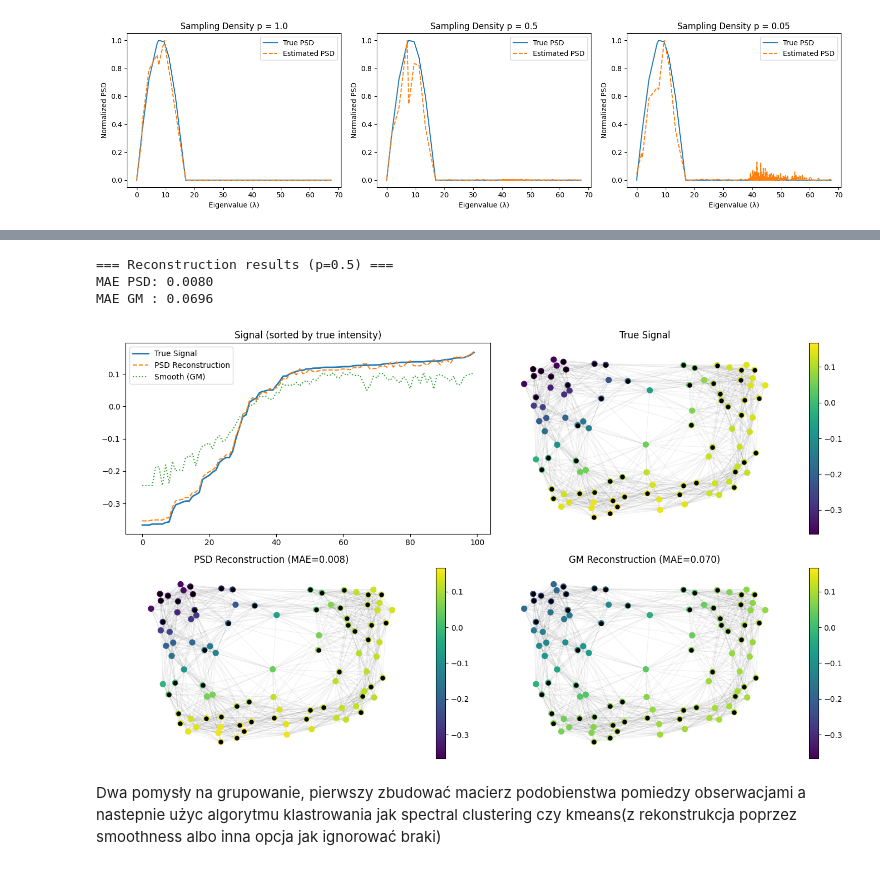
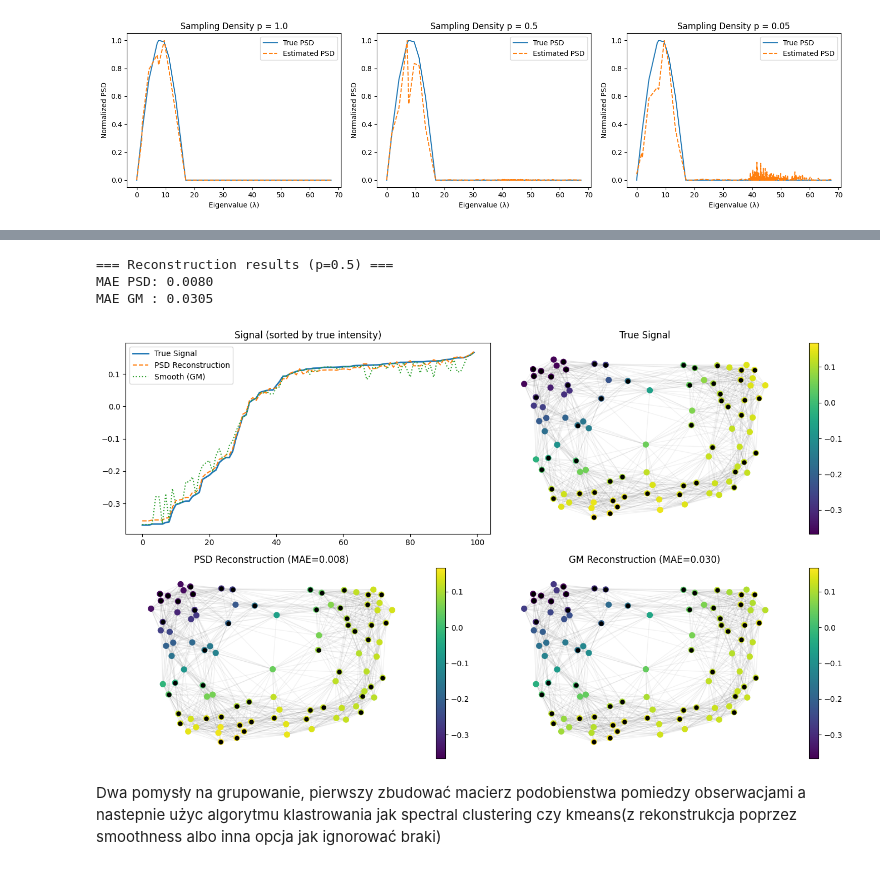
Before and after one commit to Michal-Iwicki/Graph-signal-reconstruction, a Jupyter notebook: Tests.ipynb, the cells around one changed output, grey strips where cells are left out. Cells and saved outputs as stored; diff of their text form; code cells hidden in the pictures.

```diff
--- a/Tests.ipynb
+++ b/Tests.ipynb
@@ -14,10 +14,10 @@ MAE GM : 0.0834
 # %%
-_ = reconstruction_experiment(100,20, M_train=100)
+_ = reconstruction_experiment(100,20, M_train=100, gm_beta=0.001)
 # %% [output]
 === Reconstruction results (p=0.5) ===
 MAE PSD: 0.0080
-MAE GM : 0.0696
+MAE GM : 0.0305
-[figure, old version]
+[figure, new version]
 # %% [markdown]
 Dwa pomysły na grupowanie, pierwszy zbudować macierz podobienstwa pomiedzy obserwacjami a nastepnie użyc algorytmu klastrowania jak spectral clustering czy kmeans(z rekonstrukcja poprzez smoothness albo inna opcja jak ignorować braki)
 # %% [markdown]
```
Also changed, not shown: parts of 1 cell of this notebook.
